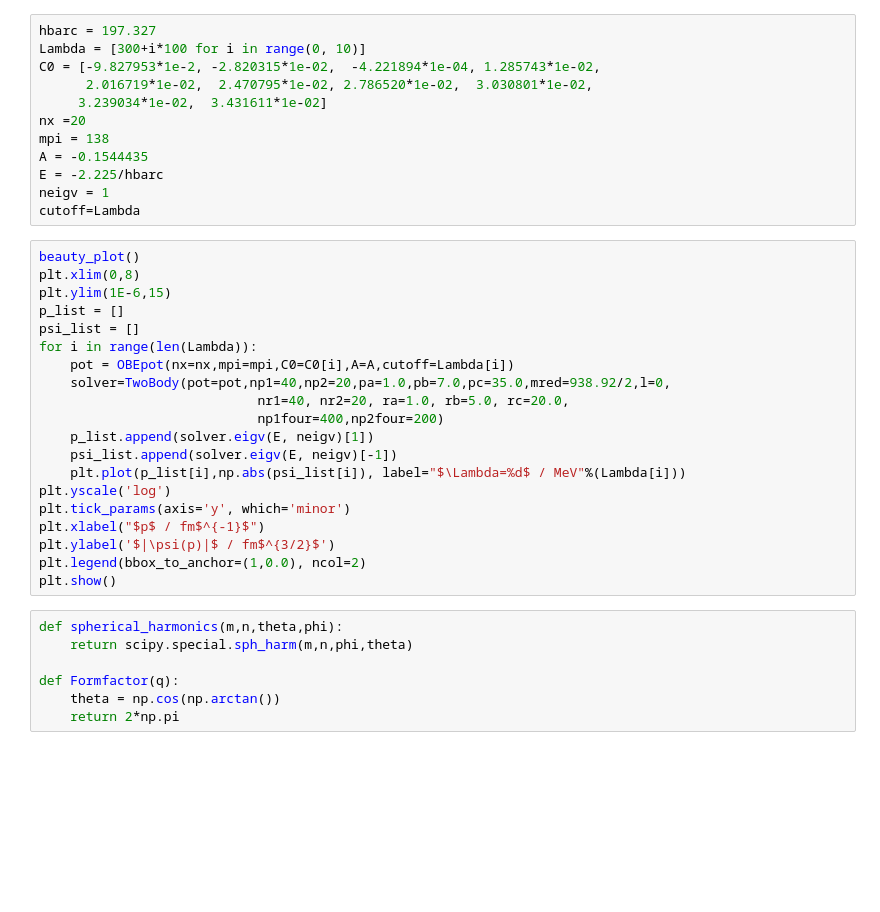
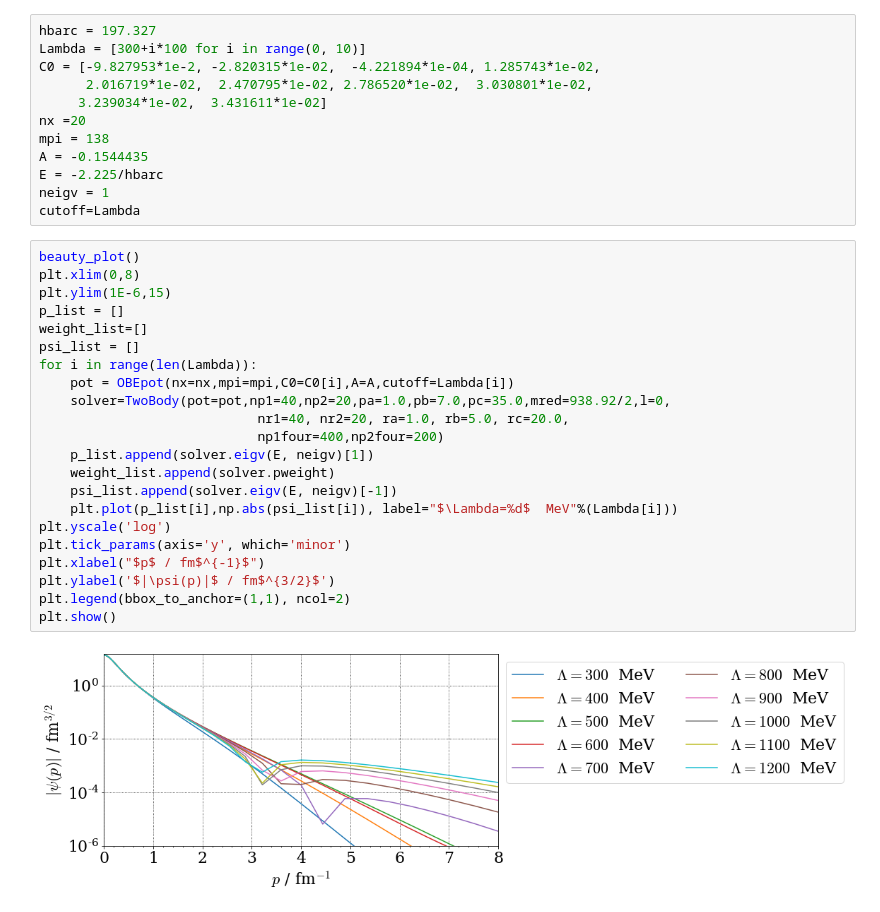
Before and after one commit to dschuechter/physics760_schuechter_krause, a Jupyter notebook: Exercise06/exercise_06.ipynb, the cells around one changed output. Cells and saved outputs as stored; diff of their text form; blank space fills up the shorter version.

```diff
--- a/Exercise06/exercise_06.ipynb
+++ b/Exercise06/exercise_06.ipynb
@@ -25,27 +28,24 @@ cutoff=Lambda
 # %%
 beauty_plot()
 plt.xlim(0,8)
 plt.ylim(1E-6,15)
 p_list = []
+weight_list=[]
 psi_list = []
 for i in range(len(Lambda)):
     pot = OBEpot(nx=nx,mpi=mpi,C0=C0[i],A=A,cutoff=Lambda[i])
     solver=TwoBody(pot=pot,np1=40,np2=20,pa=1.0,pb=7.0,pc=35.0,mred=938.92/2,l=0,
                             nr1=40, nr2=20, ra=1.0, rb=5.0, rc=20.0,
                             np1four=400,np2four=200)
     p_list.append(solver.eigv(E, neigv)[1])
+    weight_list.append(solver.pweight)
     psi_list.append(solver.eigv(E, neigv)[-1])
-    plt.plot(p_list[i],np.abs(psi_list[i]), label="$\Lambda=%d$ / MeV"%(Lambda[i]))
+    plt.plot(p_list[i],np.abs(psi_list[i]), label="$\Lambda=%d$  MeV"%(Lambda[i]))
 plt.yscale('log')
 plt.tick_params(axis='y', which='minor')
 plt.xlabel("$p$ / fm$^{-1}$")
 plt.ylabel('$|\psi(p)|$ / fm$^{3/2}$')
-plt.legend(bbox_to_anchor=(1,0.0), ncol=2)
+plt.legend(bbox_to_anchor=(1,1), ncol=2)
 plt.show()
+# %% [output]
+[figure, added]
-# %%
-def spherical_harmonics(m,n,theta,phi):
-    return scipy.special.sph_harm(m,n,phi,theta)
-
-def Formfactor(q):
-    theta = np.cos(np.arctan())
-    return 2*np.pi
```
Also changed, not shown: parts of 3 cells of this notebook, 1 other file.
